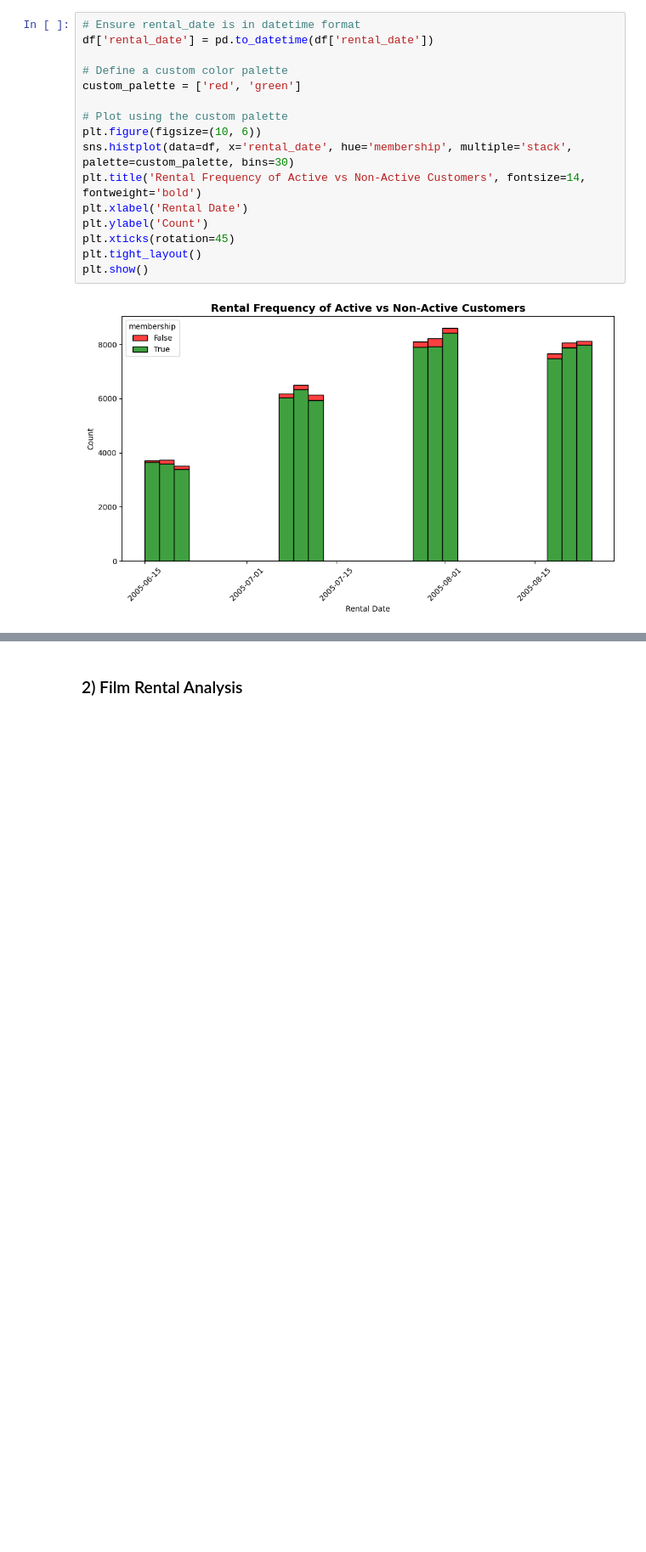
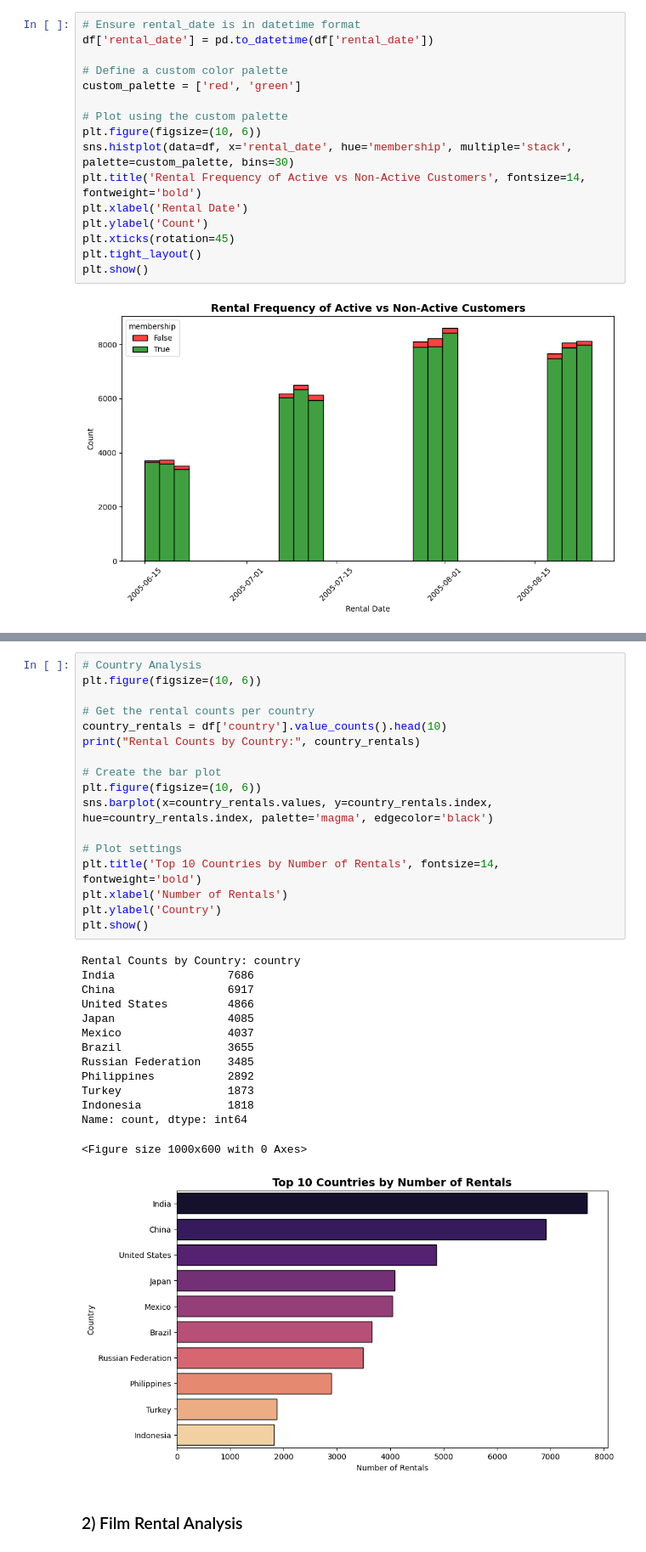
Before and after one commit to Gengatharan1/ds_dvd_rental_analysis, a Jupyter notebook: 1.eda.ipynb, the cells around one changed output, grey strips where cells are left out. Shown: that part at 85% size. Drawn from its saved outputs; the diff is of its cells as text; blank space fills up the shorter version.

```diff
--- a/1.eda.ipynb
+++ b/1.eda.ipynb
@@ -336,3 +395,35 @@ plt.show()
+# %%
+# Country Analysis
+plt.figure(figsize=(10, 6))
+
+# Get the rental counts per country
+country_rentals = df['country'].value_counts().head(10)
+print("Rental Counts by Country:", country_rentals)
+
+# Create the bar plot
+plt.figure(figsize=(10, 6))
+sns.barplot(x=country_rentals.values, y=country_rentals.index, hue=country_rentals.index, palette='magma', edgecolor='black')
+
+# Plot settings
+plt.title('Top 10 Countries by Number of Rentals', fontsize=14, fontweight='bold')
+plt.xlabel('Number of Rentals')
+plt.ylabel('Country')
+plt.show()
+# %% [output]
+Rental Counts by Country: country
+India                 7686
+China                 6917
+United States         4866
+Japan                 4085
+Mexico                4037
+Brazil                3655
+Russian Federation    3485
+Philippines           2892
+Turkey                1873
+Indonesia             1818
+Name: count, dtype: int64
+<Figure size 1000x600 with 0 Axes>
+[figure, added]
 # %% [markdown]
 ### 2) Film Rental Analysis
 # %%
```
Also changed, not shown: parts of 6 cells of this notebook, 2 other files.
